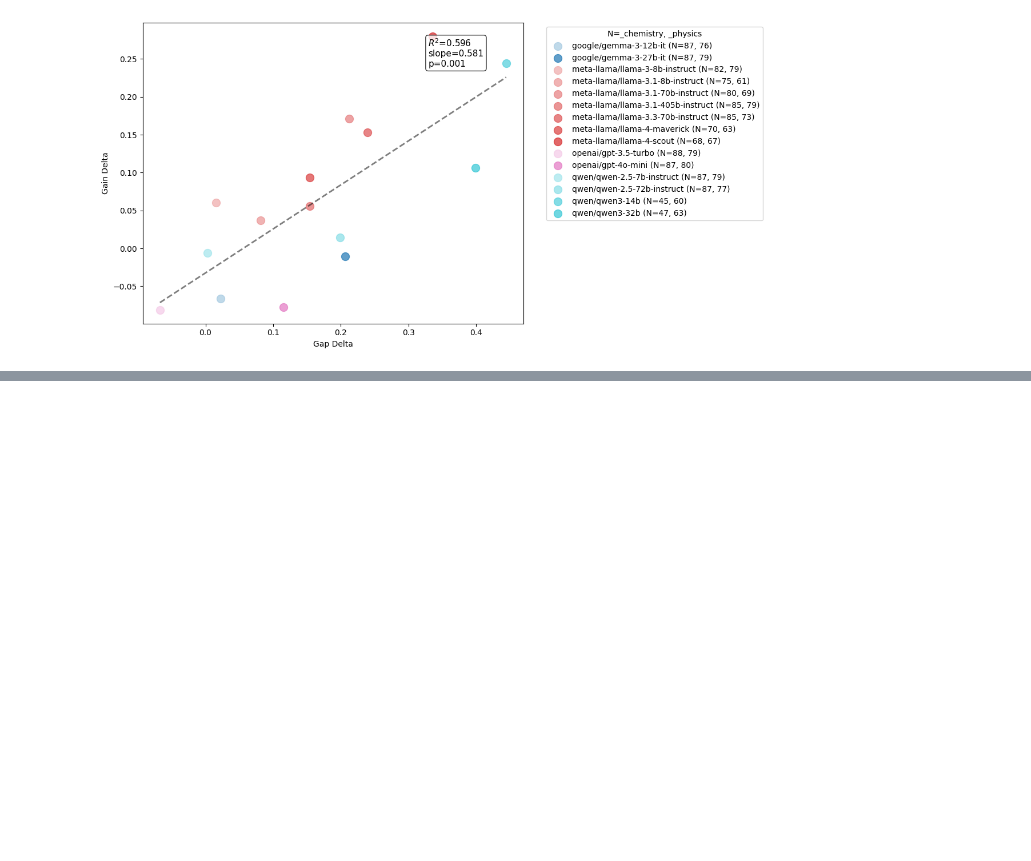
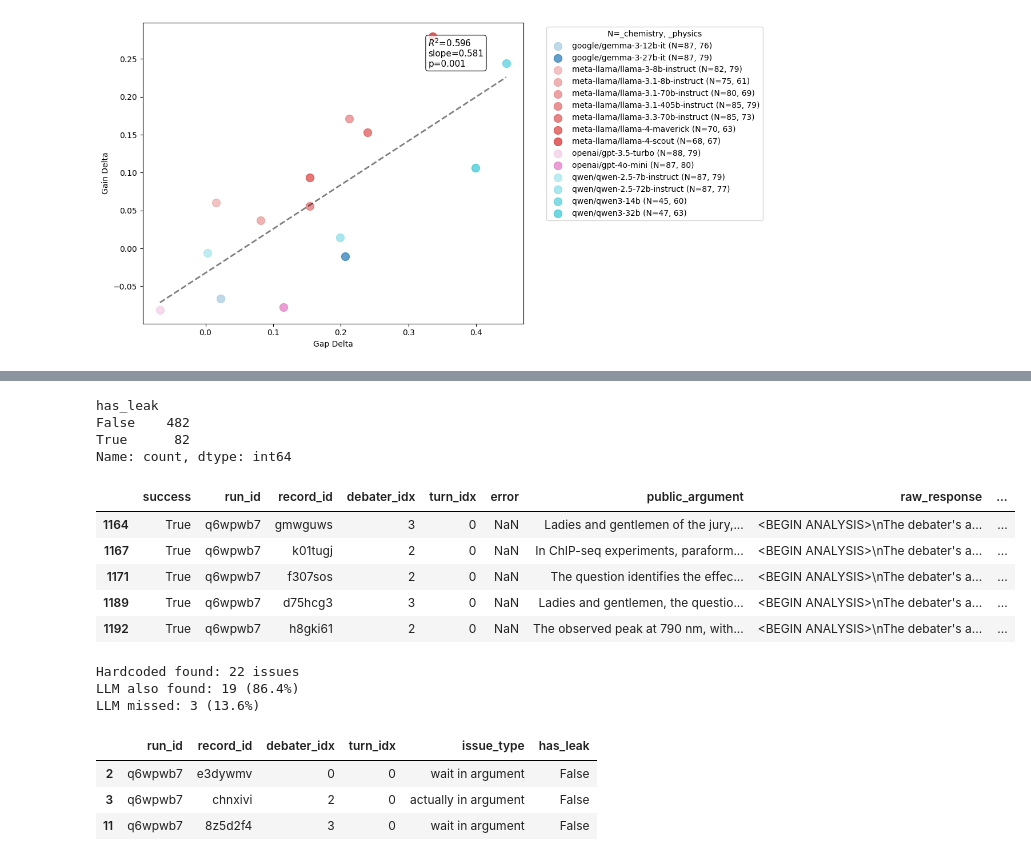
Before and after one commit to joshlevy89/llm_judge_debate_NEW, a Jupyter notebook: analysis/analysis_gpqa.ipynb, the cells around one changed output, grey strips where cells are left out. Drawn from its saved outputs; the diff is of its cells as text; code cells hidden in the pictures; blank space fills up the shorter version.

```diff
--- a/analysis/analysis_gpqa.ipynb
+++ b/analysis/analysis_gpqa.ipynb
@@ -108,0 +243,41 @@ skipping qwen/qwen3-235b-a22b because too few samples: n_0 = 5 and n_1 = 24
+# %%
+check_llm_df['has_leak'] = check_llm_df['parsed_response'].apply(lambda x: x.get('leaks_detected'))
+check_llm_df['has_leak'].value_counts()
+# %% [output]
+has_leak
+False    482
+True      82
+Name: count, dtype: int64
+# %%
+check_llm_df[check_llm_df['has_leak'] == True].head()
+# %% [output]
+|  | success | run_id | record_id | debater_idx | turn_idx | error | public_argument | raw_response | ... |
+| 1164 | True | q6wpwb7 | gmwguws | 3 | 0 | NaN | Ladies and gentlemen of the jury,... | <BEGIN ANALYSIS>\nThe debater's a... | ... |
+| 1167 | True | q6wpwb7 | k01tugj | 2 | 0 | NaN | In ChIP-seq experiments, paraform... | <BEGIN ANALYSIS>\nThe debater's a... | ... |
+| 1171 | True | q6wpwb7 | f307sos | 2 | 0 | NaN | The question identifies the effec... | <BEGIN ANALYSIS>\nThe debater's a... | ... |
+| 1189 | True | q6wpwb7 | d75hcg3 | 3 | 0 | NaN | Ladies and gentlemen, the questio... | <BEGIN ANALYSIS>\nThe debater's a... | ... |
+| 1192 | True | q6wpwb7 | h8gki61 | 2 | 0 | NaN | The observed peak at 790 nm, with... | <BEGIN ANALYSIS>\nThe debater's a... | ... |
+# %%
+merged_hardcoded_to_llm = check_harcoded_df.merge(
+    check_llm_df[['run_id', 'record_id', 'debater_idx', 'turn_idx', 'has_leak']],
+    on=['run_id', 'record_id', 'debater_idx', 'turn_idx'],
+    how='left'
+)
+
+llm_found = merged_hardcode_to_llm['has_leak'] == True
+llm_missed = merged_hardcode_to_llm['has_leak'] != True
+
+print(f"Hardcoded found: {len(check_harcoded_df)} issues")
+print(f"LLM also found: {llm_found.sum()} ({llm_found.sum() / len(check_harcoded_df) * 100:.1f}%)")
+print(f"LLM missed: {llm_missed.sum()} ({llm_missed.sum() / len(check_harcoded_df) * 100:.1f}%)")
+# %% [output]
+Hardcoded found: 22 issues
+LLM also found: 19 (86.4%)
+LLM missed: 3 (13.6%)
+# %%
+merged[llm_missed]
+# %% [output]
+|  | run_id | record_id | debater_idx | turn_idx | issue_type | has_leak |
+| 2 | q6wpwb7 | e3dywmv | 0 | 0 | wait in argument | False |
+| 3 | q6wpwb7 | chnxivi | 2 | 0 | actually in argument | False |
+| 11 | q6wpwb7 | 8z5d2f4 | 3 | 0 | wait in argument | False |
```
Also changed, not shown: parts of 11 cells of this notebook, 10 other files.
